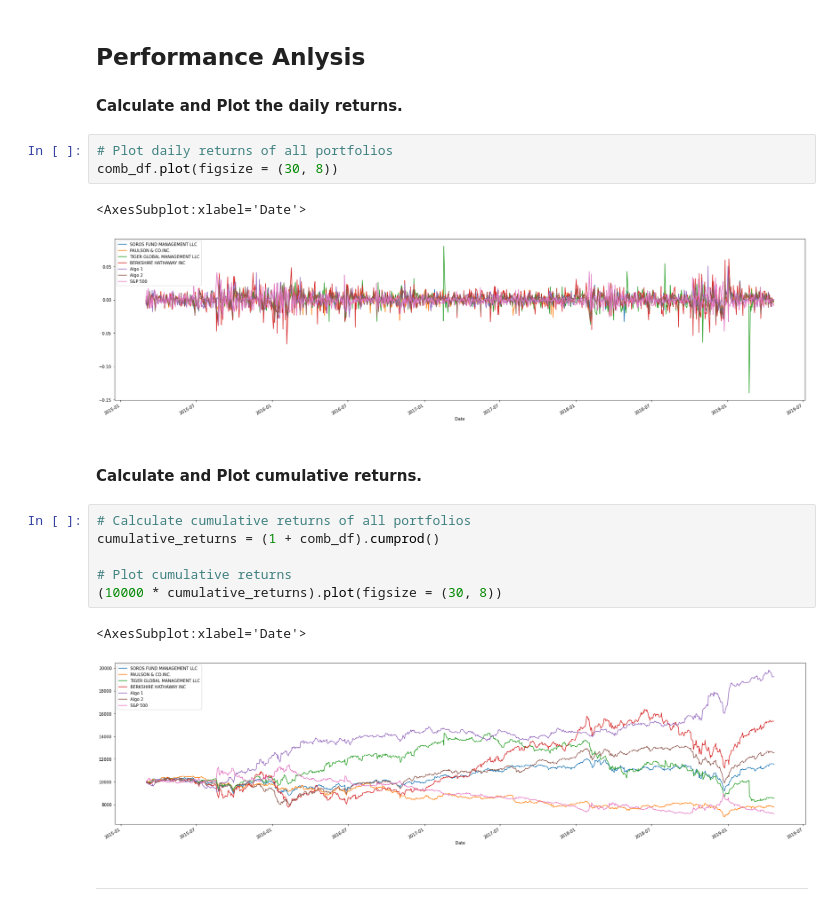
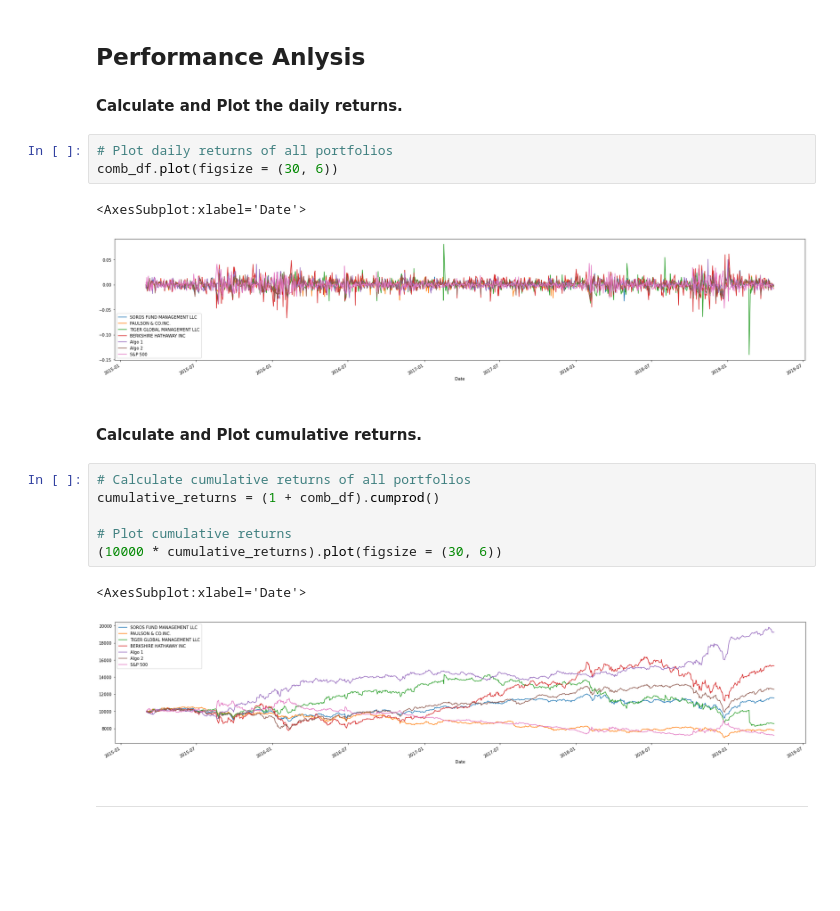
Before and after one commit to jdfwsp/pandas_for_data, a Jupyter notebook: whale_analysis.ipynb, the cells around one changed output. Saved outputs shown, nothing was run; the diff lists cells and outputs as text; blank space fills up the shorter version.

```diff
--- a/whale_analysis.ipynb
+++ b/whale_analysis.ipynb
@@ -153,10 +153,10 @@ In this section, you will calculate and visualize performance and risk metrics f
 #### Calculate and Plot the daily returns.
 # %%
 # Plot daily returns of all portfolios
-comb_df.plot(figsize = (30, 8))
+comb_df.plot(figsize = (30, 6))
 # %% [output]
 <AxesSubplot:xlabel='Date'>
-[figure, old version]
+[figure, new version]
 # %% [markdown]
 #### Calculate and Plot cumulative returns.
 # %%
@@ -164,10 +164,10 @@ comb_df.plot(figsize = (30, 8))
 cumulative_returns = (1 + comb_df).cumprod()
 
 # Plot cumulative returns
-(10000 * cumulative_returns).plot(figsize = (30, 8))
+(10000 * cumulative_returns).plot(figsize = (30, 6))
 # %% [output]
 <AxesSubplot:xlabel='Date'>
-[figure, old version]
+[figure, new version]
 # %% [markdown]
 ---
 # %% [markdown]
```
